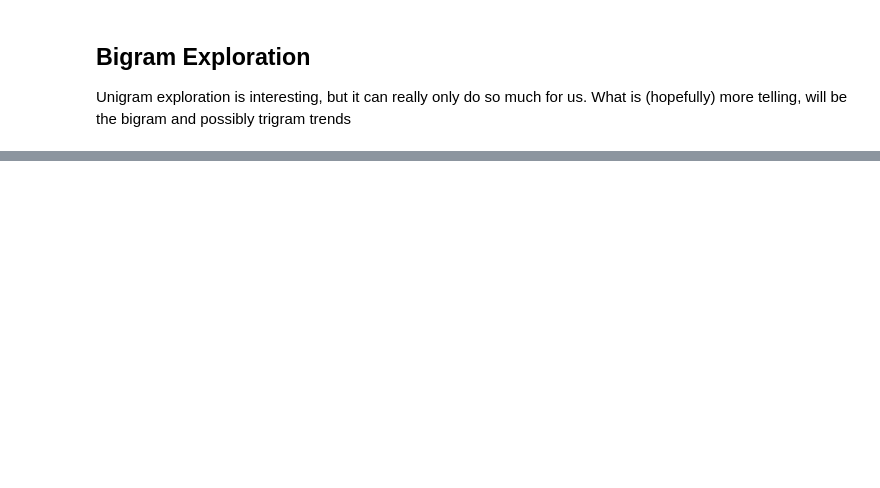
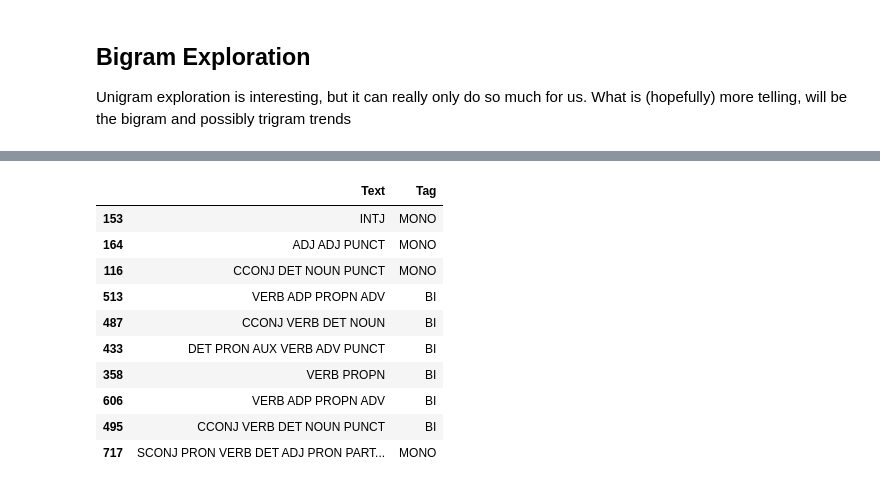
Before and after one commit to Data-Science-for-Linguists-2025/DEU-ENG-Mono-and-Billingual-Speakers, a Jupyter notebook: ExploringRUEGData.ipynb, the cells around one changed output, grey strips where cells are left out. Cells and saved outputs as stored; diff of their text form; code cells hidden in the pictures; blank space fills up the shorter version.

```diff
--- a/ExploringRUEGData.ipynb
+++ b/ExploringRUEGData.ipynb
@@ -414,0 +758,15 @@ Note to self: implement statistic testing into the ones i believe to have strong
+# %%
+debi_text_tags = [[pos for (_, pos) in sentence] for sentence in debi_text][:5]
+# %%
+debi_text_tagged = [(x, 'BI') for x in debi_text_tags][:5]
+# %%
+demono_text_tags = [[pos for (_, pos) in sentence] for sentence in demono_text]
+demono_text_tagged = [(x, 'MONO') for x in demono_text_tags]
+
+enbi_text_tags = [[pos for (_, pos) in sentence] for sentence in enbi_text]
+enbi_text_tagged = [(x, 'BI') for x in enbi_text_tags]
+
+enmono_text_tags = [[pos for (_, pos) in sentence] for sentence in enmono_text]
+enmono_text_tagged = [(x, 'MONO') for x in enmono_text_tags]
+# %%
+pos_df = pd.DataFrame(debi_text_tagged+demono_text_tagged+enbi_text_tagged+enmono_text_tagged, columns = ['Text', 'Tag'])
@@ -414,0 +782,15 @@ Note to self: implement statistic testing into the ones i believe to have strong
+# %%
+pos_df['Text'] = pos_df.Text.map(lambda x:' '.join(x))
+pos_df.sample(10)
+# %% [output]
+|  | Text | Tag |
+| 153 | INTJ | MONO |
+| 164 | ADJ ADJ PUNCT | MONO |
+| 116 | CCONJ DET NOUN PUNCT | MONO |
+| 513 | VERB ADP PROPN ADV | BI |
+| 487 | CCONJ VERB DET NOUN | BI |
+| 433 | DET PRON AUX VERB ADV PUNCT | BI |
+| 358 | VERB PROPN | BI |
+| 606 | VERB ADP PROPN ADV | BI |
+| 495 | CCONJ VERB DET NOUN PUNCT | BI |
+| 717 | SCONJ PRON VERB DET ADJ PRON PART... | MONO |
```
Also changed, not shown: parts of 54 cells of this notebook.
